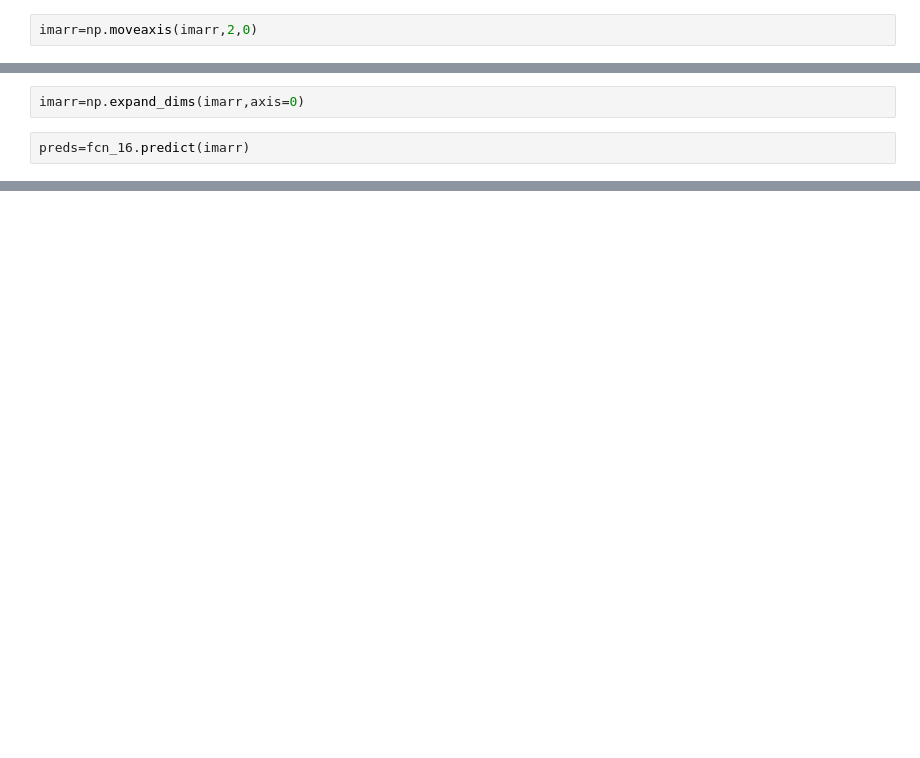
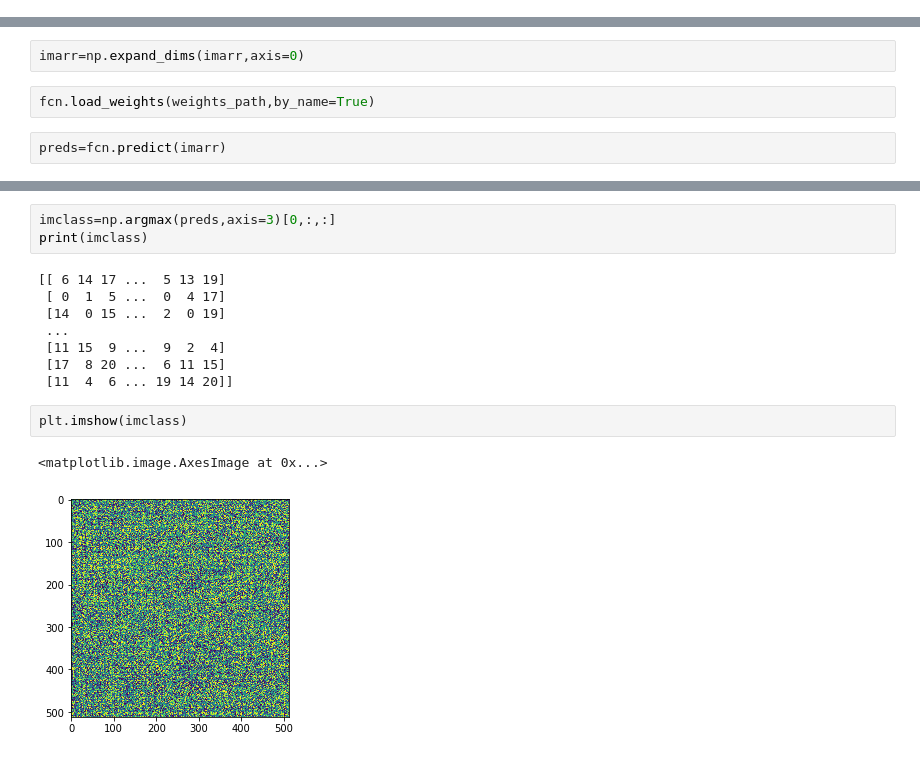
Before and after one commit to Tez01/FCN-Implementation-Keras, a Jupyter notebook: fcn16.ipynb, the cells around one changed output, grey strips where cells are left out. Drawn from its saved outputs; the diff is of its cells as text; blank space fills up the shorter version.

Commit message:
Predict image but not right.Work on training data.Also try implementing thru vgg16 in keras

```diff
--- a/fcn16.ipynb
+++ b/fcn16.ipynb
@@ -158,5 +162,3 @@ print(imarr)
   [174. 176. 171.]
   [177. 179. 174.]
   [187. 189. 184.]]]
-# %%
-imarr=np.moveaxis(imarr,2,0)
@@ -163,7 +246,9 @@ imarr=np.moveaxis(imarr,2,0)
 # %%
 imarr=np.expand_dims(imarr,axis=0)
+# %%
+fcn.load_weights(weights_path,by_name=True)
 # %%
-preds=fcn_16.predict(imarr)
+preds=fcn.predict(imarr)
 # %%
 print(preds.shape)
 # %% [output]
@@ -170,0 +256,16 @@ print(preds.shape)
+# %%
+imclass=np.argmax(preds,axis=3)[0,:,:]
+print(imclass)
+# %% [output]
+[[ 6 14 17 ...  5 13 19]
+ [ 0  1  5 ...  0  4 17]
+ [14  0 15 ...  2  0 19]
+ ...
+ [11 15  9 ...  9  2  4]
+ [17  8 20 ...  6 11 15]
+ [11  4  6 ... 19 14 20]]
+# %%
+plt.imshow(imclass)
+# %% [output]
+<matplotlib.image.AxesImage at 0x...>
+[figure, added]
```
Also changed, not shown: parts of 11 cells of this notebook.
